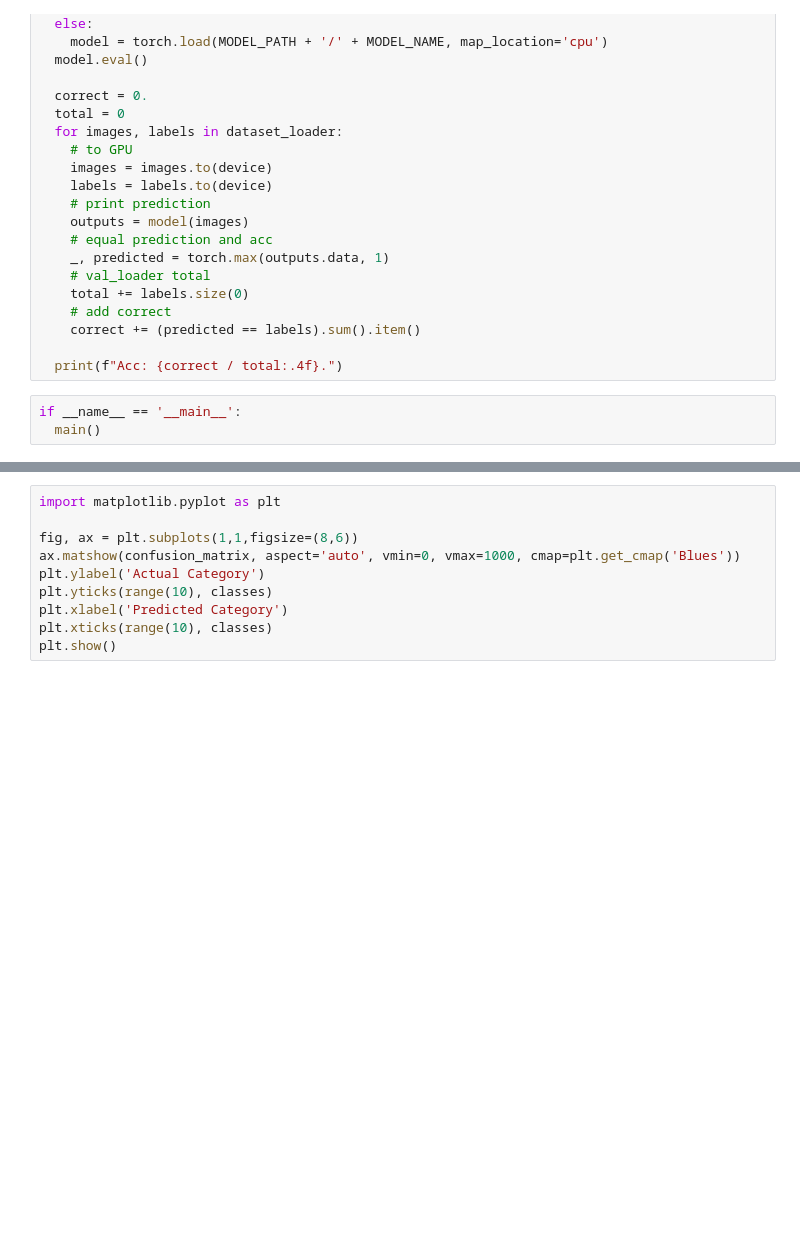
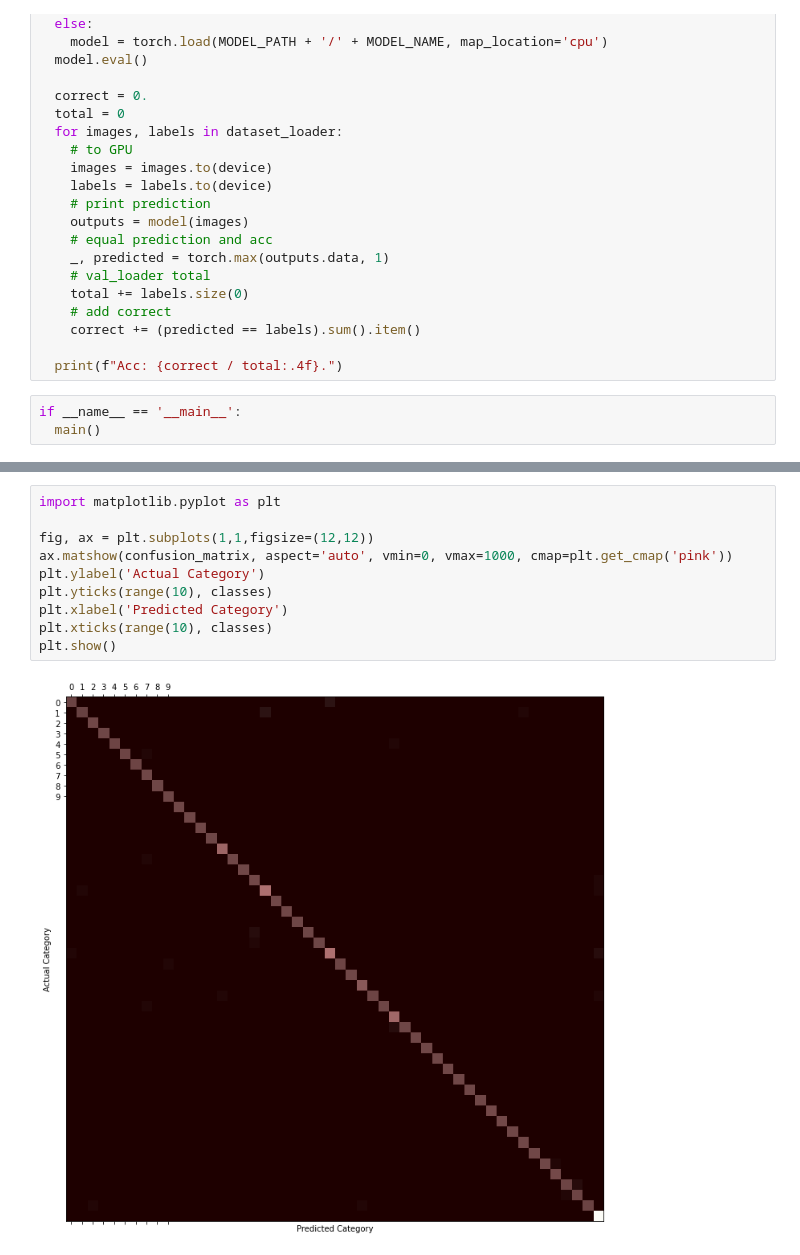
Before and after one commit to vatsmanish/Handwritten_ocr_experiment, a Jupyter notebook: Copy_of_Project_INC_V3__27thmarch.ipynb, the cells around one changed output, grey strips where cells are left out. Cells and saved outputs as stored; diff of their text form; blank space fills up the shorter version.

```diff
--- a/Copy_of_Project_INC_V3__27thmarch.ipynb
+++ b/Copy_of_Project_INC_V3__27thmarch.ipynb
@@ -840,10 +857,12 @@ for i, r in enumerate(confusion_matrix):
 # %%
 import matplotlib.pyplot as plt
 
-fig, ax = plt.subplots(1,1,figsize=(8,6))
-ax.matshow(confusion_matrix, aspect='auto', vmin=0, vmax=1000, cmap=plt.get_cmap('Blues'))
+fig, ax = plt.subplots(1,1,figsize=(12,12))
+ax.matshow(confusion_matrix, aspect='auto', vmin=0, vmax=1000, cmap=plt.get_cmap('pink'))
 plt.ylabel('Actual Category')
 plt.yticks(range(10), classes)
 plt.xlabel('Predicted Category')
 plt.xticks(range(10), classes)
 plt.show()
+# %% [output]
+[figure, added]
```
Also changed, not shown: parts of 2 cells of this notebook.
